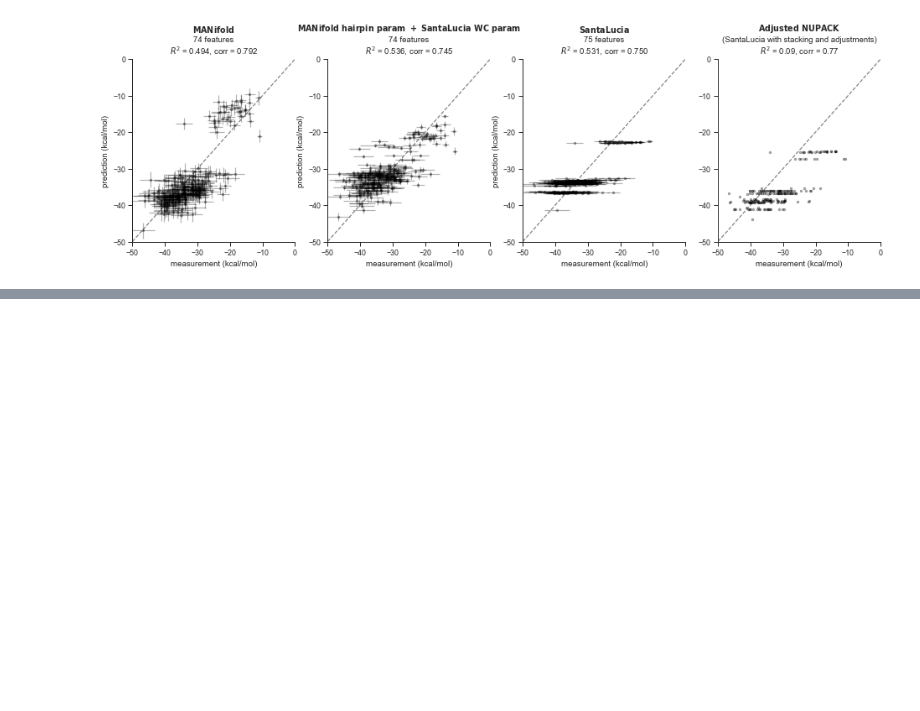
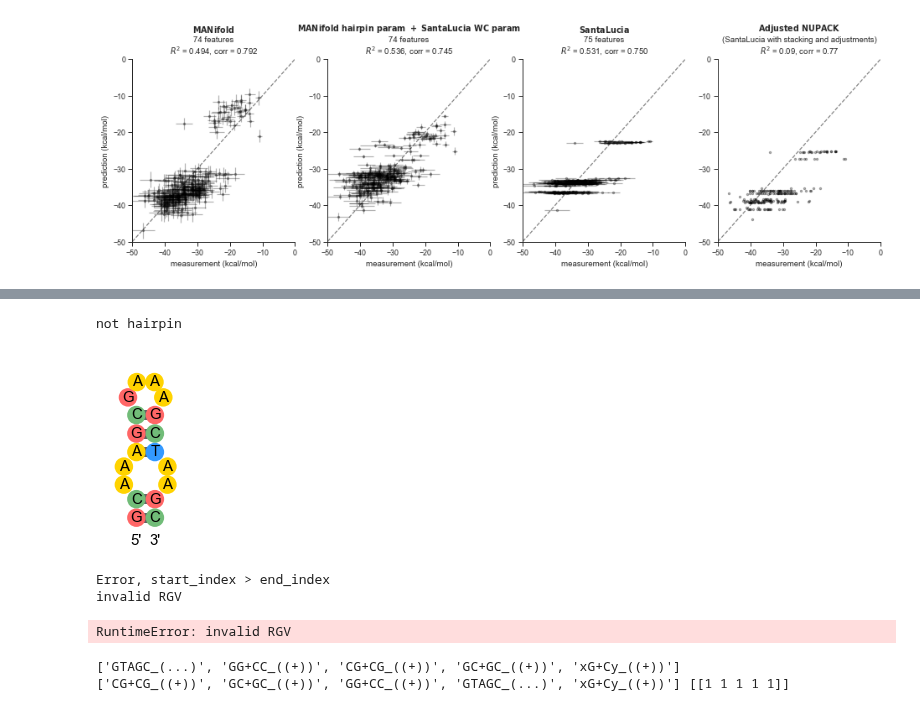
Before and after one commit to keyuxi/nnn_analysis, a Jupyter notebook: 220714_NN_fit.ipynb, the cells around one changed output, grey strips where cells are left out. Drawn from its saved outputs; the diff is of its cells as text; code cells hidden in the pictures; blank space fills up the shorter version.

```diff
--- a/220714_NN_fit.ipynb
+++ b/220714_NN_fit.ipynb
@@ -119,2 +110,2 @@ ValueError: fit() requires a code object with 1 free vars, not 0
 # %%
-import numpy
+arr, data_split_dict = fileio.read_ml_data('./data/models/raw', append_2_arr=True)
@@ -120,0 +131,36 @@ import numpy
+# %%
+# test hairpin regular expression
+import re
+pattern = re.compile(r'^\([.]+\)')
+z = pattern.match('(..(..)')
+if z:
+    print('hairpin')
+else:
+    print('not hairpin')
+# %% [output]
+not hairpin
+# %%
+from nnn.feature_list import *
+# row = arr.loc['MMACP3115',:]
+row = arr.loc['MMTM0',:]
+# row = arr.loc['TRINN147',:]
+draw_struct(row['RefSeq'], row['TargetStruct'])
+feat_list = get_feature_list(row, sep_base_stack=True)
+
+print(feat_list)
+plot_elements(feat_list)
+# %% [output]
+[figure, added]
+Error, start_index > end_index
+invalid RGV
+RuntimeError: invalid RGV
+# %%
+from sklearn.feature_extraction.text import CountVectorizer
+cv = CountVectorizer(token_pattern=r"\b[ATCGxy().+_]+\s", lowercase=False)
+feat_count = cv.fit_transform([' '.join(feats)+' ']).toarray()
+feat_name = [x.strip() for x in cv.get_feature_names_out()]
+print(feats)
+print(feat_name, feat_count)
+# %% [output]
+['GTAGC_(...)', 'GG+CC_((+))', 'CG+CG_((+))', 'GC+GC_((+))', 'xG+Cy_((+))']
+['CG+CG_((+))', 'GC+GC_((+))', 'GG+CC_((+))', 'GTAGC_(...)', 'xG+Cy_((+))'] [[1 1 1 1 1]]
```
Also changed, not shown: parts of 36 cells of this notebook, 12 other files.
